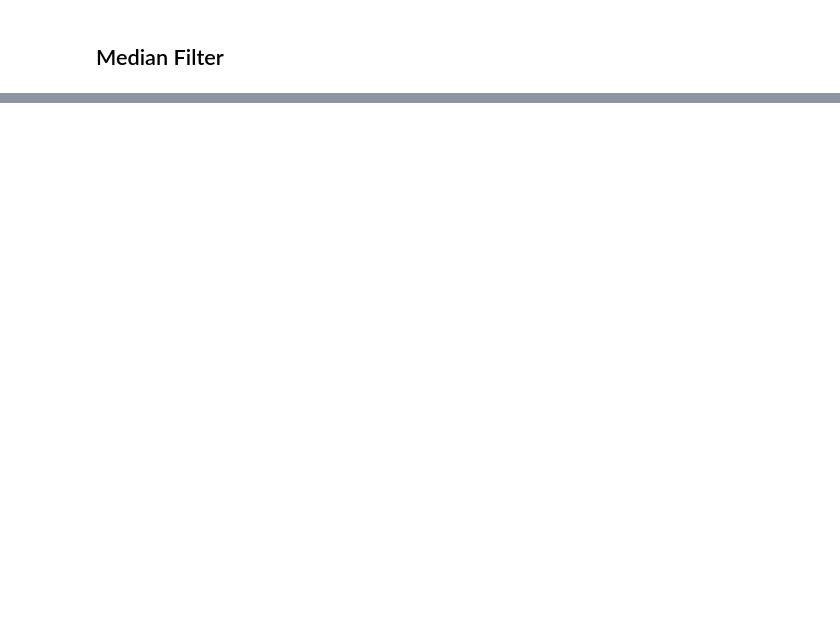
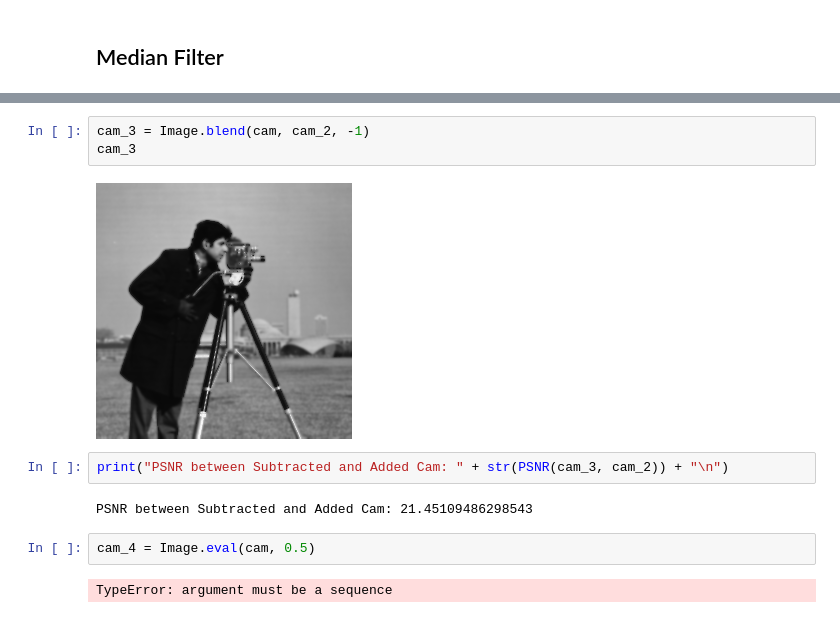
Before and after one commit to Erik-J-D/SYDE575-lab, a Jupyter notebook: LAB_2/Lab 2.ipynb, the cells around one changed output, grey strips where cells are left out. Cells and saved outputs as stored; diff of their text form; blank space fills up the shorter version.

```diff
--- a/LAB_2/Lab 2.ipynb
+++ b/LAB_2/Lab 2.ipynb
@@ -180,0 +211,13 @@ PSNR between Lena and averaged Lena: 31.578601542543634
+# %%
+cam_3 = Image.blend(cam, cam_2, -1)
+cam_3
+# %% [output]
+[figure, added]
+# %%
+print("PSNR between Subtracted and Added Cam: " + str(PSNR(cam_3, cam_2)) + "\n")
+# %% [output]
+PSNR between Subtracted and Added Cam: 21.45109486298543
+# %%
+cam_4 = Image.eval(cam, 0.5)
+# %% [output]
+TypeError: argument must be a sequence
```
Also changed, not shown: parts of 15 cells of this notebook.
